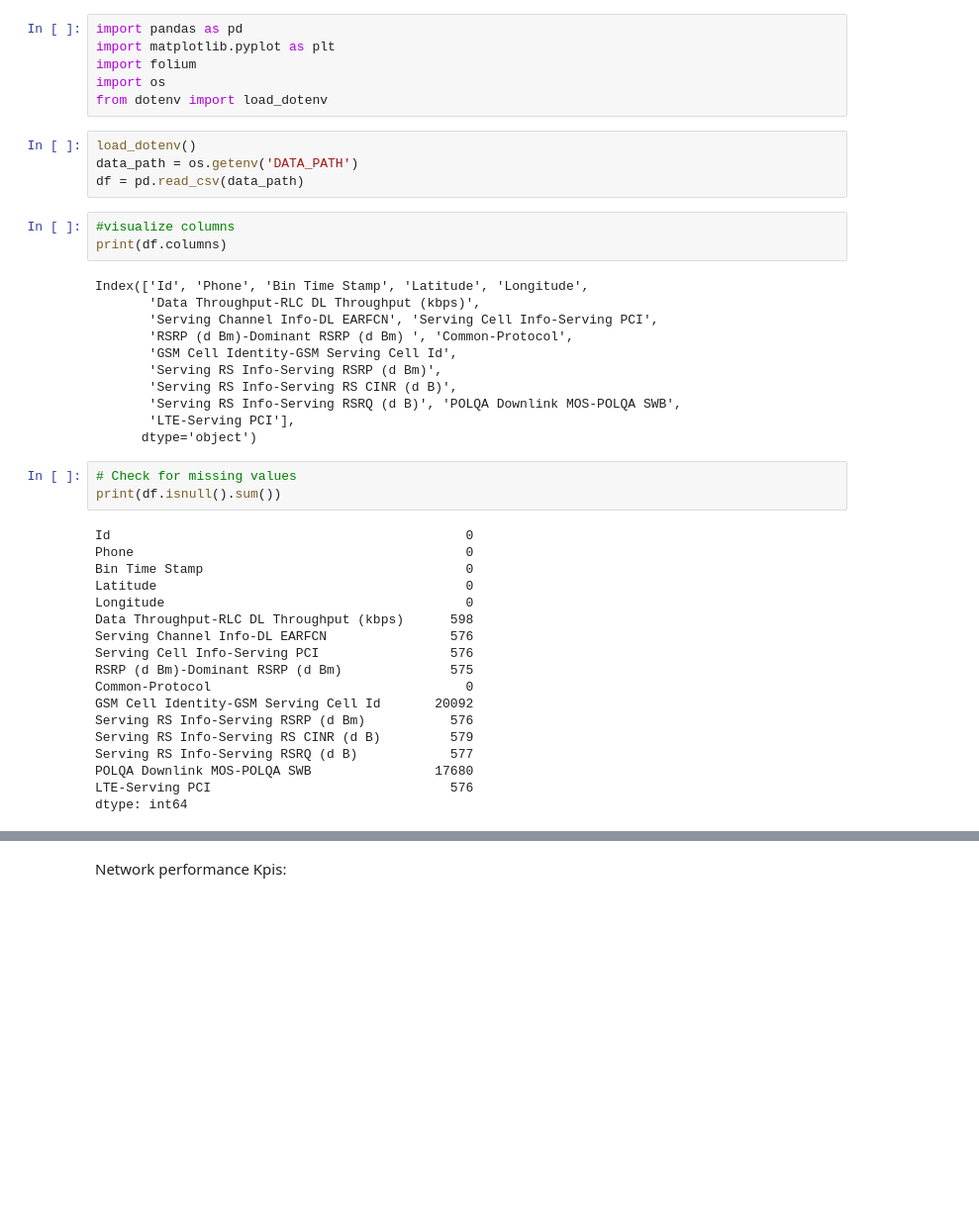
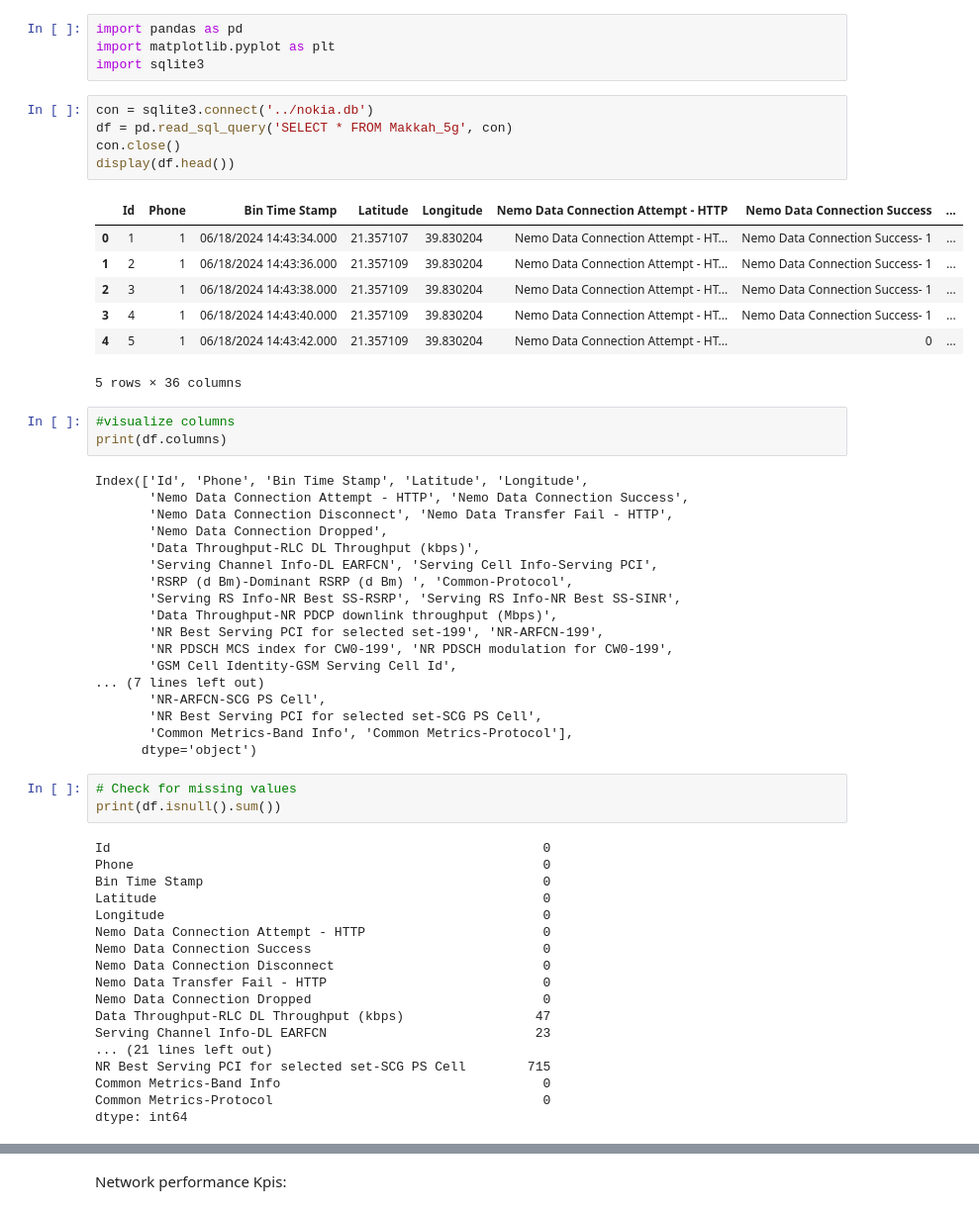
Before and after one commit to Liloiscracked/Predicting-Model-, a Jupyter notebook: 5g/analysis.ipynb, the cells around one changed output, grey strips where cells are left out. Shown: that part at 99% size. Saved outputs shown, nothing was run; the diff lists cells and outputs as text; blank space fills up the shorter version.

```diff
--- a/5g/analysis.ipynb
+++ b/5g/analysis.ipynb
@@ -1,47 +1,61 @@
 # %%
 import pandas as pd
 import matplotlib.pyplot as plt
-import folium
-import os
-from dotenv import load_dotenv
+import sqlite3
-# %%
-load_dotenv()
-data_path = os.getenv('DATA_PATH')
-df = pd.read_csv(data_path)
+# %%
+con = sqlite3.connect('../nokia.db')
+df = pd.read_sql_query('SELECT * FROM Makkah_5g', con)
+con.close()
+display(df.head())
+# %% [output]
+|  | Id | Phone | Bin Time Stamp | Latitude | Longitude | Nemo Data Connection Attempt - HTTP | Nemo Data Connection Success | ... |
+| 0 | 1 | 1 | 06/18/2024 14:43:34.000 | 21.357107 | 39.830204 | Nemo Data Connection Attempt - HT... | Nemo Data Connection Success- 1 | ... |
+| 1 | 2 | 1 | 06/18/2024 14:43:36.000 | 21.357109 | 39.830204 | Nemo Data Connection Attempt - HT... | Nemo Data Connection Success- 1 | ... |
+| 2 | 3 | 1 | 06/18/2024 14:43:38.000 | 21.357109 | 39.830204 | Nemo Data Connection Attempt - HT... | Nemo Data Connection Success- 1 | ... |
+| 3 | 4 | 1 | 06/18/2024 14:43:40.000 | 21.357109 | 39.830204 | Nemo Data Connection Attempt - HT... | Nemo Data Connection Success- 1 | ... |
+| 4 | 5 | 1 | 06/18/2024 14:43:42.000 | 21.357109 | 39.830204 | Nemo Data Connection Attempt - HT... | 0 | ... |
+5 rows × 36 columns
 # %%
 #visualize columns
 print(df.columns)
 # %% [output]
 Index(['Id', 'Phone', 'Bin Time Stamp', 'Latitude', 'Longitude',
+       'Nemo Data Connection Attempt - HTTP', 'Nemo Data Connection Success',
+       'Nemo Data Connection Disconnect', 'Nemo Data Transfer Fail - HTTP',
+       'Nemo Data Connection Dropped',
        'Data Throughput-RLC DL Throughput (kbps)',
        'Serving Channel Info-DL EARFCN', 'Serving Cell Info-Serving PCI',
        'RSRP (d Bm)-Dominant RSRP (d Bm) ', 'Common-Protocol',
+       'Serving RS Info-NR Best SS-RSRP', 'Serving RS Info-NR Best SS-SINR',
+       'Data Throughput-NR PDCP downlink throughput (Mbps)',
+       'NR Best Serving PCI for selected set-199', 'NR-ARFCN-199',
+       'NR PDSCH MCS index for CW0-199', 'NR PDSCH modulation for CW0-199',
        'GSM Cell Identity-GSM Serving Cell Id',
-       'Serving RS Info-Serving RSRP (d Bm)',
-       'Serving RS Info-Serving RS CINR (d B)',
-       'Serving RS Info-Serving RSRQ (d B)', 'POLQA Downlink MOS-POLQA SWB',
-       'LTE-Serving PCI'],
+... (7 lines left out)
+       'NR-ARFCN-SCG PS Cell',
+       'NR Best Serving PCI for selected set-SCG PS Cell',
+       'Common Metrics-Band Info', 'Common Metrics-Protocol'],
       dtype='object')
 # %%
 # Check for missing values
 print(df.isnull().sum())
 # %% [output]
-Id                                              0
-Phone                                           0
-Bin Time Stamp                                  0
-Latitude                                        0
-Longitude                                       0
-Data Throughput-RLC DL Throughput (kbps)      598
-Serving Channel Info-DL EARFCN                576
-Serving Cell Info-Serving PCI                 576
-RSRP (d Bm)-Dominant RSRP (d Bm)              575
-Common-Protocol                                 0
-GSM Cell Identity-GSM Serving Cell Id       20092
-Serving RS Info-Serving RSRP (d Bm)           576
-Serving RS Info-Serving RS CINR (d B)         579
-Serving RS Info-Serving RSRQ (d B)            577
-POLQA Downlink MOS-POLQA SWB                17680
-LTE-Serving PCI                               576
+Id                                                        0
+Phone                                                     0
+Bin Time Stamp                                            0
+Latitude                                                  0
+Longitude                                                 0
+Nemo Data Connection Attempt - HTTP                       0
+Nemo Data Connection Success                              0
+Nemo Data Connection Disconnect                           0
+Nemo Data Transfer Fail - HTTP                            0
+Nemo Data Connection Dropped                              0
+Data Throughput-RLC DL Throughput (kbps)                 47
+Serving Channel Info-DL EARFCN                           23
+... (21 lines left out)
+NR Best Serving PCI for selected set-SCG PS Cell        715
+Common Metrics-Band Info                                  0
+Common Metrics-Protocol                                   0
 dtype: int64
 # %%
 # Get basic statistics
```
Also changed, not shown: parts of 39 cells of this notebook, 4 other files.
